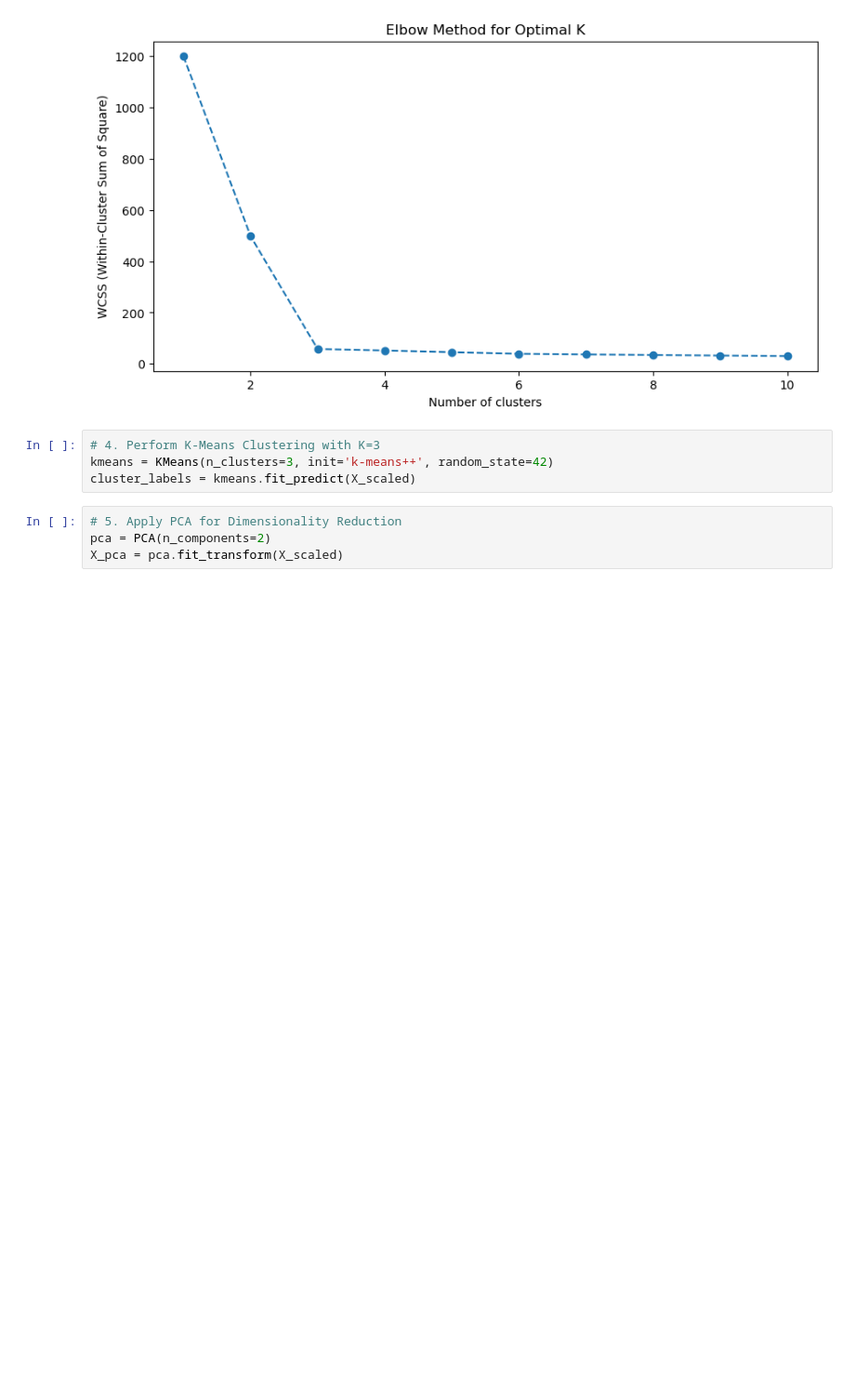
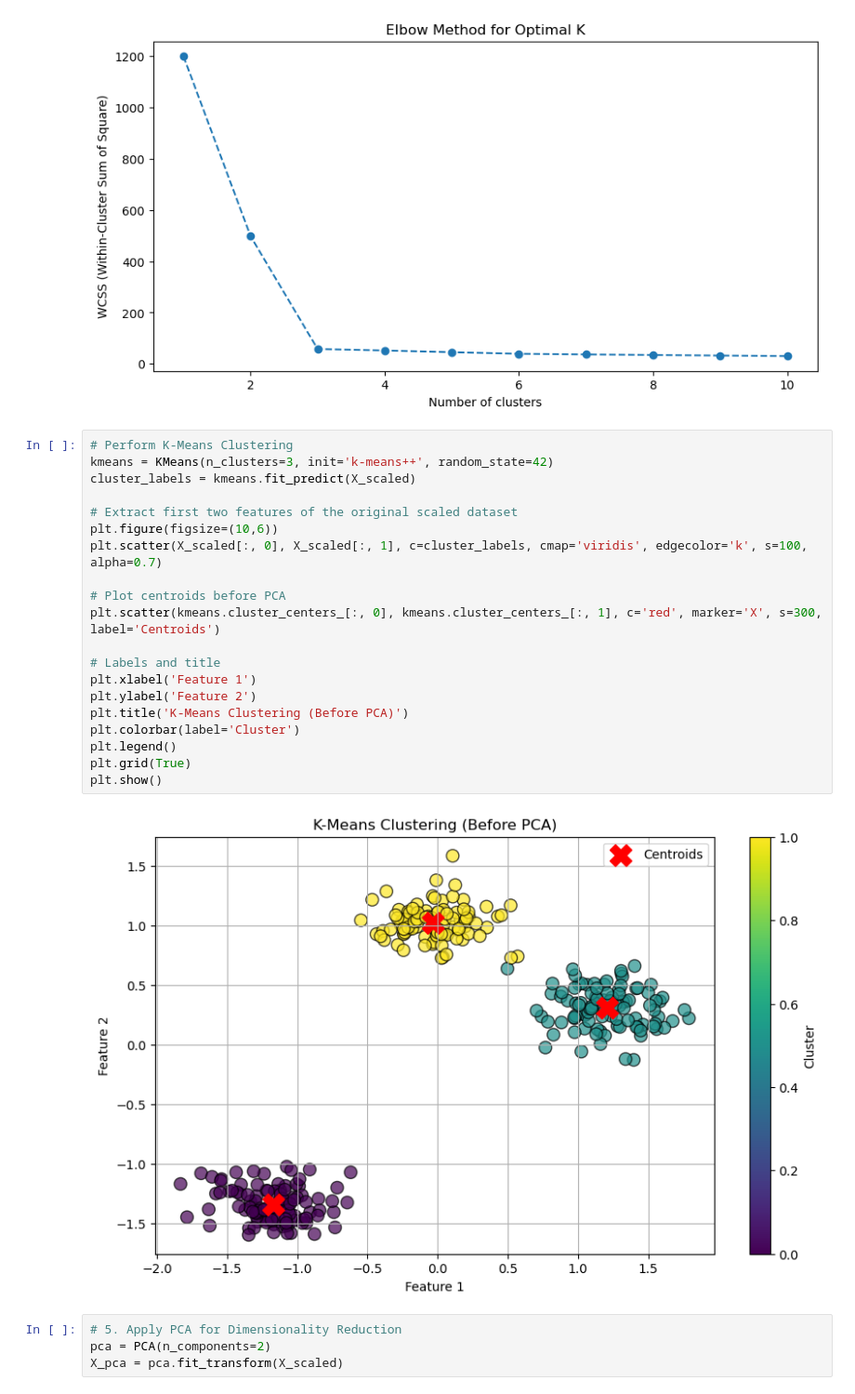
Before and after one commit to aaqibali1/12PM_Machine_Learning_at_iCodeGuru, a Jupyter notebook: Week5Day3/W5D3-Cluster&PCA.ipynb, the cells around one changed output. Shown at 93% size. Cells and saved outputs as stored; diff of their text form; blank space fills up the shorter version.

```diff
--- a/Week5Day3/W5D3-Cluster&PCA.ipynb
+++ b/Week5Day3/W5D3-Cluster&PCA.ipynb
@@ -37,9 +37,27 @@ plt.show()
 # %% [output]
 [figure]
 # %%
-# 4. Perform K-Means Clustering with K=3
+# Perform K-Means Clustering
 kmeans = KMeans(n_clusters=3, init='k-means++', random_state=42)
 cluster_labels = kmeans.fit_predict(X_scaled)
+
+# Extract first two features of the original scaled dataset
+plt.figure(figsize=(10,6))
+plt.scatter(X_scaled[:, 0], X_scaled[:, 1], c=cluster_labels, cmap='viridis', edgecolor='k', s=100, alpha=0.7)
+
+# Plot centroids before PCA
+plt.scatter(kmeans.cluster_centers_[:, 0], kmeans.cluster_centers_[:, 1], c='red', marker='X', s=300, label='Centroids')
+
+# Labels and title
+plt.xlabel('Feature 1')
+plt.ylabel('Feature 2')
+plt.title('K-Means Clustering (Before PCA)')
+plt.colorbar(label='Cluster')
+plt.legend()
+plt.grid(True)
+plt.show()
+# %% [output]
+[figure, added]
 # %%
 # 5. Apply PCA for Dimensionality Reduction
 pca = PCA(n_components=2)
```
Also changed, not shown: 1 other file.
